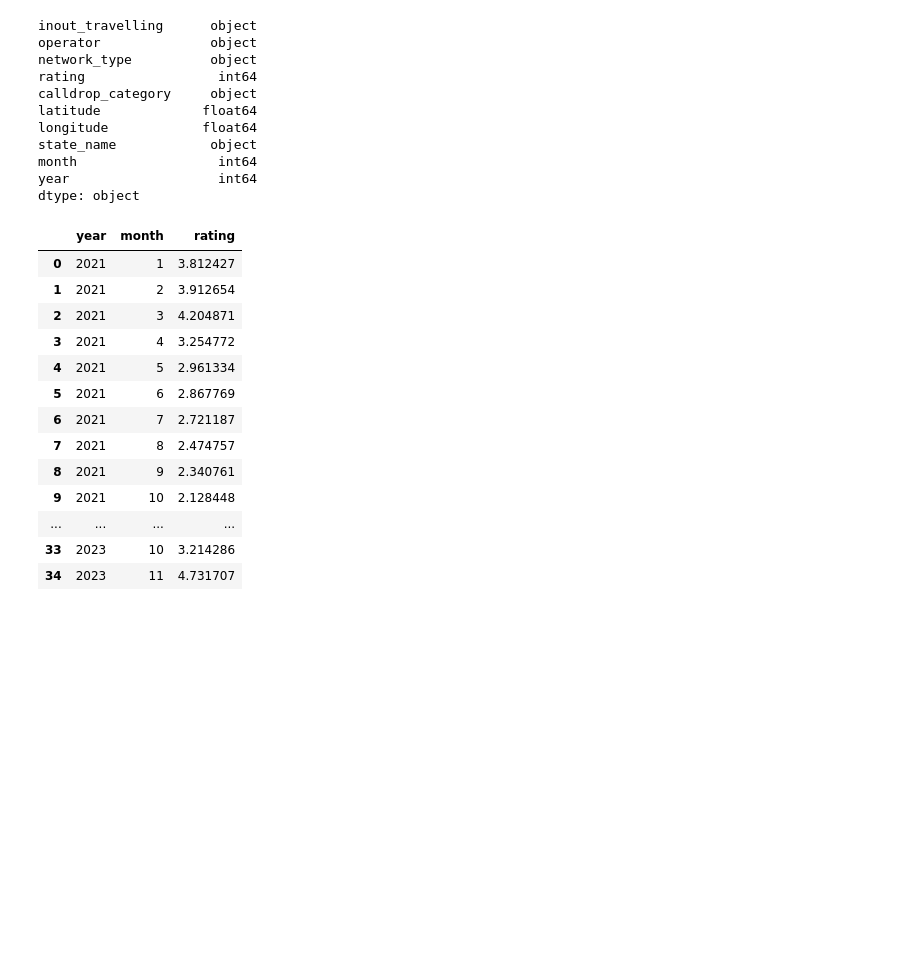
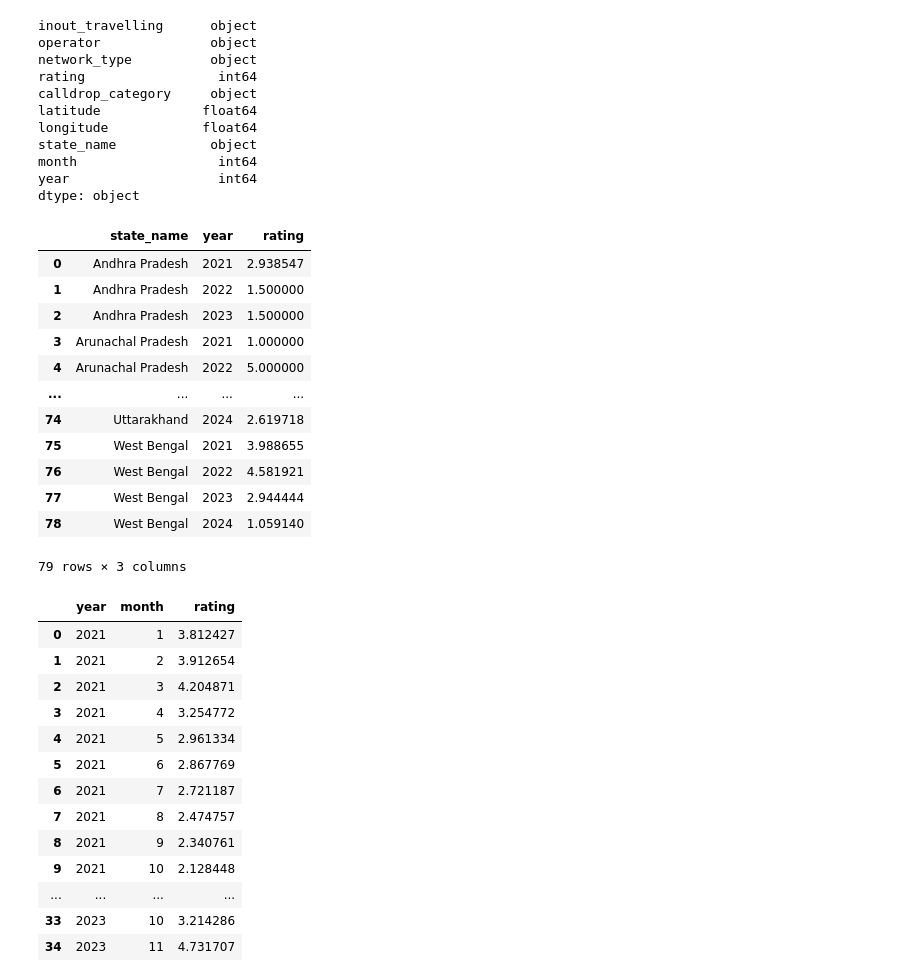
Before and after one commit to pkarthikeya1/Customer-Satisfaction-and-Call-Drop-Rate-Analysis-for-Indian-Operators, a Jupyter notebook: notebooks/02_explore_and_analyze.ipynb, the cells around one changed output. Cells and saved outputs as stored; diff of their text form; code cells hidden in the pictures; blank space fills up the shorter version.

```diff
--- a/notebooks/02_explore_and_analyze.ipynb
+++ b/notebooks/02_explore_and_analyze.ipynb
@@ -662 +665,19 @@ px.line(df.reset_index(),
+# %%
+df = RJio.groupby(['state_name','year'])['rating'].mean()
+df = df.reset_index()
+df
+# %% [output]
+|  | state_name | year | rating |
+| 0 | Andhra Pradesh | 2021 | 2.938547 |
+| 1 | Andhra Pradesh | 2022 | 1.500000 |
+| 2 | Andhra Pradesh | 2023 | 1.500000 |
+| 3 | Arunachal Pradesh | 2021 | 1.000000 |
+| 4 | Arunachal Pradesh | 2022 | 5.000000 |
+| ... | ... | ... | ... |
+| 74 | Uttarakhand | 2024 | 2.619718 |
+| 75 | West Bengal | 2021 | 3.988655 |
+| 76 | West Bengal | 2022 | 4.581921 |
+| 77 | West Bengal | 2023 | 2.944444 |
+| 78 | West Bengal | 2024 | 1.059140 |
+79 rows × 3 columns
 # %%
```
Also changed, not shown: parts of 21 cells of this notebook, 5 other files.
